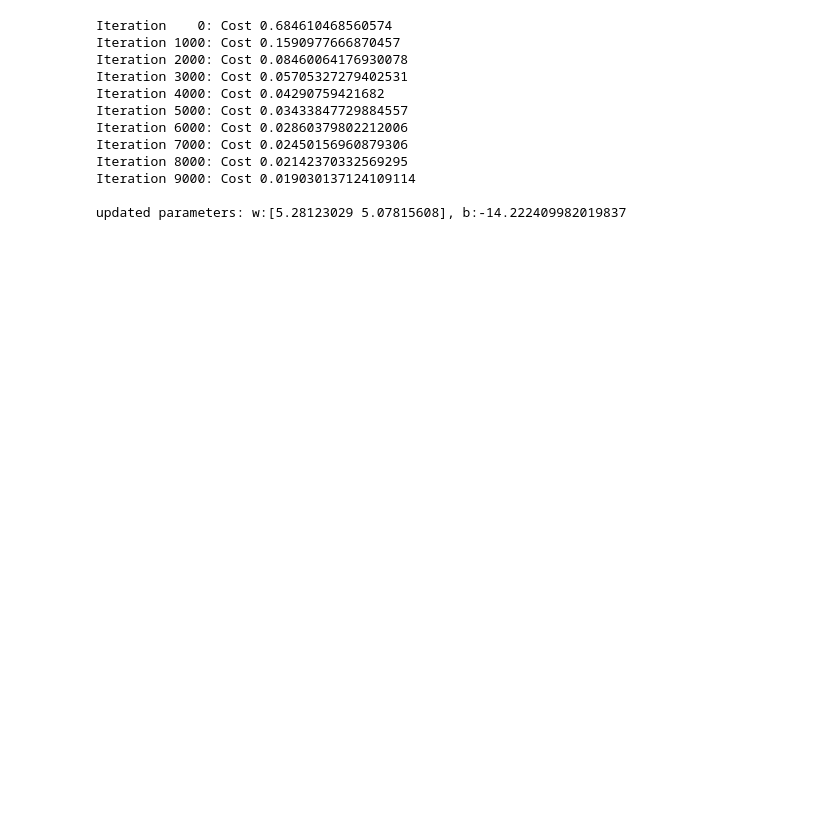
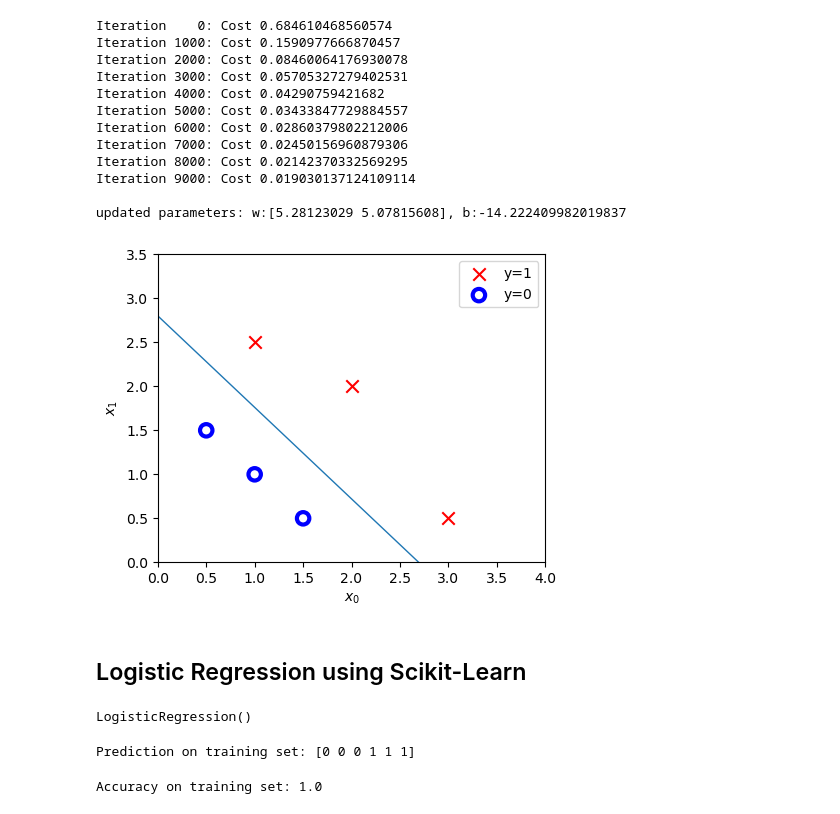
Before and after one commit to nedamhs/ML_Notebooks, a Jupyter notebook: gradient descent for logistic regression.ipynb, the cells around one changed output. Drawn from its saved outputs; the diff is of its cells as text; code cells hidden in the pictures; blank space fills up the shorter version.

```diff
--- a/gradient descent for logistic regression.ipynb
+++ b/gradient descent for logistic regression.ipynb
@@ -67,8 +69,7 @@ def compute_cost_logistic(X, y, w, b):
          z_i = np.dot(w, X[i]) + b
          f_x = 1 / (1 + np.exp(-z_i))    # sigmoid function
 
-         for j in range(n):
-              total_loss += -y[i] * math.log(f_x) - (1 - y[i]) * math.log(1-f_x)
+         total_loss += -y[i] * math.log(f_x) - (1 - y[i]) * math.log(1-f_x)
 
      total_cost = (total_loss )/m
      return total_cost
@@ -211,7 +217,7 @@ b_tmp  = 0.
 alph = 0.1
 iters = 10000
 
-w_out, b_out, _ = gradient_descent(X_train, y_train, w_tmp, b_tmp, alph, iters)
+w_out, b_out, cost_hist = gradient_descent(X_train, y_train, w_tmp, b_tmp, alph, iters)
 print(f"\nupdated parameters: w:{w_out}, b:{b_out}")
 # %% [output]
 Iteration    0: Cost 0.684610468560574
@@ -227,18 +233,40 @@ Iteration 9000: Cost 0.019030137124109114
 
 updated parameters: w:[5.28123029 5.07815608], b:-14.222409982019837
 # %%
-# x0 = np.arange(0,6)
-# print(x0)
-# # # w[0] * x0 + w[1] * x1 - b = 0
+fig,ax = plt.subplots(1,1,figsize=(5,4))
 
+# Plot the original data
+ax.set_ylabel(r'$x_1$')
+ax.set_xlabel(r'$x_0$')
+ax.axis([0, 4, 0, 3.5])
+plot_data(X_train,y_train,ax)
 
-# x1 = (b_out - w_out[0]* x0[0] ) / w_out[1]
-
-# print(x1)
-
-
-# fig,ax = plt.subplots(1,1,figsize=(5,4))
-
-# # Plot the decision boundary
-# ax.plot(x0,x1, c="b")
-# ax.axis([0, 4, 0, 3.5])
+# Plot the decision boundary
+x0 = -b_out/w_out[0]    # x  intersect
+x1 = -b_out/w_out[1]    # y  intersect
+ax.plot([0,x0],[x1,0], lw=1)
+plt.show()
+# %% [output]
+[figure, added]
+# %% [markdown]
+## Logistic Regression using Scikit-Learn
+# %%
+from sklearn.linear_model import LogisticRegression
+
+X = np.array([[0.5, 1.5], [1,1], [1.5, 0.5], [3, 0.5], [2, 2], [1, 2.5]])
+y = np.array([0, 0, 0, 1, 1, 1])
+
+logReg_model = LogisticRegression()
+logReg_model.fit(X, y)     #fitting the data
+# %% [output]
+LogisticRegression()
+# %%
+y_pred = lr_model.predict(X)
+
+print("Prediction on training set:", y_pred)
+# %% [output]
+Prediction on training set: [0 0 0 1 1 1]
+# %%
+print("Accuracy on training set:", lr_model.score(X, y))
+# %% [output]
+Accuracy on training set: 1.0
```
Also changed, not shown: parts of 5 cells of this notebook.
